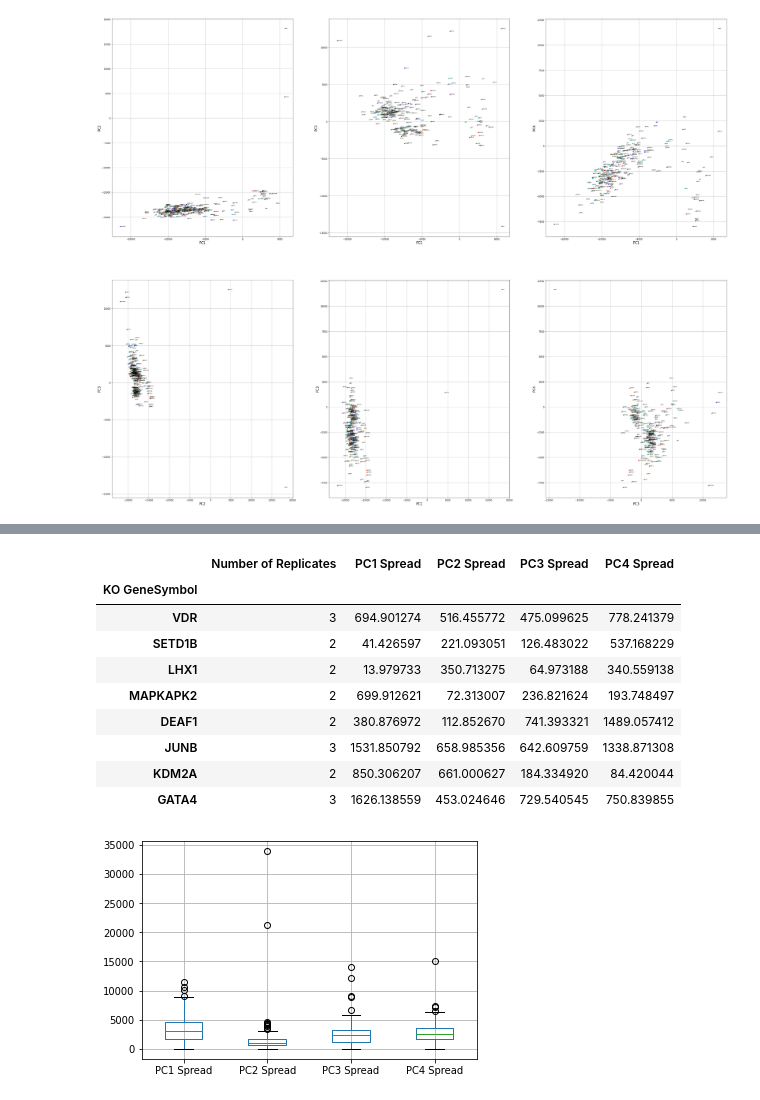
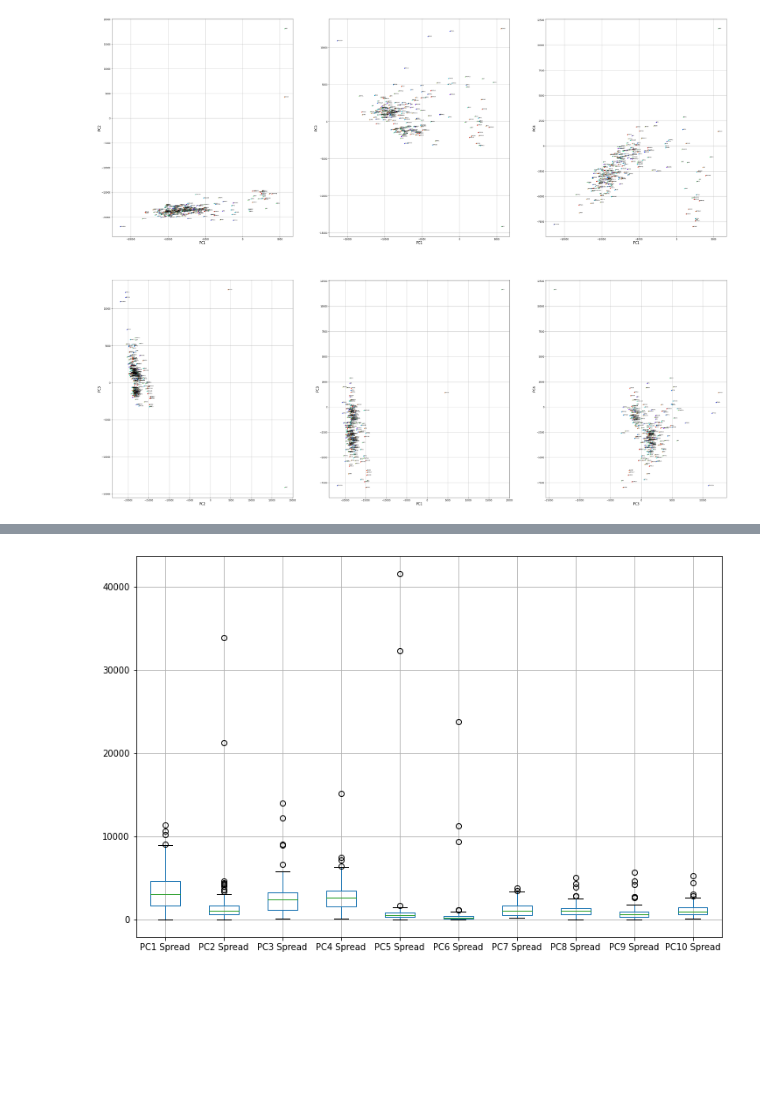
Before and after one commit to meyer-lab/DE-learning, a Jupyter notebook: de/scratchwork.ipynb, the cells around one changed output, grey strips where cells are left out. Saved outputs shown, nothing was run; the diff lists cells and outputs as text; code cells hidden in the pictures; blank space fills up the shorter version.

```diff
--- a/de/scratchwork.ipynb
+++ b/de/scratchwork.ipynb
@@ -185,3 +179,19 @@ fig.subplots_adjust(top=0.975)
 #plt.savefig("PC2vPC1_all.png")
 # %% [output]
 [figure]
+# %%
+#-------------------------- Analyze spread of replicates' PC scores
+PC_KO_spreads = pd.DataFrame(KO_genes_unique, columns=["KO GeneSymbol"])
+PC_KO_spreads["Number of Replicates"] = 0
+PC_KO_spreads["PC1 Spread"] = 0
+PC_KO_spreads["PC2 Spread"] = 0
+PC_KO_spreads["PC3 Spread"] = 0
+PC_KO_spreads["PC4 Spread"] = 0
+PC_KO_spreads["PC5 Spread"] = 0
+PC_KO_spreads["PC6 Spread"] = 0
+PC_KO_spreads["PC7 Spread"] = 0
+PC_KO_spreads["PC8 Spread"] = 0
+PC_KO_spreads["PC9 Spread"] = 0
+PC_KO_spreads["PC10 Spread"] = 0
+PC_KO_spreads = PC_KO_spreads.set_index("KO GeneSymbol")
+df
@@ -188,21 +212,20 @@ fig.subplots_adjust(top=0.975)
+# %%
+df = df.set_index("KO Gene")
+for i in range(1, 11):
+    for gene in KO_genes_unique:
+        PC_KO_spreads.loc[gene, "PC"+str(i)+" Spread"] = df.loc[gene, (i-1)].max()-df.loc[gene, (i-1)].min()
+        PC_KO_spreads.loc[gene, "Number of Replicates"] = df.loc[[gene]].shape[0]
+
+# Remove all single replicate knockout genes and WT
+mask = (PC_KO_spreads["Number of Replicates"] > 1)  & (PC_KO_spreads["Number of Replicates"] < 10)
+PC_KO_spreads = PC_KO_spreads[mask]
+# Display boxplots of PC spread
+boxplot = PC_KO_spreads.boxplot(column=["PC1 Spread", "PC2 Spread", "PC3 Spread", "PC4 Spread",
+                                       "PC5 Spread", "PC6 Spread", "PC7 Spread", "PC8 Spread",
+                                       "PC9 Spread", "PC10 Spread"], figsize=(12, 8))
+# %% [output]
+[figure, added]
 # %%
-#-------------------------- Analyze spread of replicates' PC scores
-PC_KO_spreads = pd.DataFrame(KO_genes_unique, columns=["KO GeneSymbol"])
-PC_KO_spreads["Number of Replicates"] = 0
-PC_KO_spreads.assign(**{"PC1 Spread":np.nan, "PC2 Spread":np.nan,
-                     "PC3 Spread":np.nan, "PC4 Spread":np.nan})
-PC_KO_spreads = PC_KO_spreads.set_index("KO GeneSymbol")
-for i in range(1, 5):
-    for gene in KO_genes_unique:
-        PC_KO_spreads.loc[gene, "PC"+str(i)+" Spread"] = df.loc[gene, (i-1)].max()-df.loc[gene, (i-1)].min()
-        PC_KO_spreads.loc[gene, "Number of Replicates"] = df.loc[[gene]].shape[0]
-
-# Remove all single replicate knockout genes and WT
-mask = (PC_KO_spreads["Number of Replicates"] > 1) & (PC_KO_spreads["Number of Replicates"] < 10)
-PC_KO_spreads = PC_KO_spreads[mask]
-# Display boxplots of PC spread
-boxplot = PC_KO_spreads.boxplot(column=["PC1 Spread", "PC2 Spread", "PC3 Spread", "PC4 Spread"])
-
 # Calculate 75th percentile for each PC
 Q3_1 = PC_KO_spreads["PC1 Spread"].quantile(0.75)
 Q3_2 = PC_KO_spreads["PC2 Spread"].quantile(0.75)
@@ -233,17 +256,10 @@ Q1_4 = PC_KO_spreads["PC4 Spread"].quantile(0.25)
 PC_KO_spreads.loc[(PC_KO_spreads["PC1 Spread"] < Q1_1) & (PC_KO_spreads["PC2 Spread"] < Q1_2)
                   & (PC_KO_spreads["PC3 Spread"] < Q1_3) & (PC_KO_spreads["PC4 Spread"] < Q1_4)]
         # Genes: VDR, SETD1B, LHX1, MAPKAPK2, DEAF1, JUNB, KDM2A, GATA4
+
+# Sum spread over all PCs and sort
+PC_KO_spreads["Spread Sum"] = PC_KO_spreads.sum(axis=1) - PC_KO_spreads["Number of Replicates"]
+PC_KO_spreads = PC_KO_spreads.sort_values(by=["Spread Sum"], ascending=False)
+PC_KO_spreads
-# %% [output]
-|  | Number of Replicates | PC1 Spread | PC2 Spread | PC3 Spread | PC4 Spread |
-| KO GeneSymbol |  |  |  |  |  |
-| VDR | 3 | 694.901274 | 516.455772 | 475.099625 | 778.241379 |
-| SETD1B | 2 | 41.426597 | 221.093051 | 126.483022 | 537.168229 |
-| LHX1 | 2 | 13.979733 | 350.713275 | 64.973188 | 340.559138 |
-| MAPKAPK2 | 2 | 699.912621 | 72.313007 | 236.821624 | 193.748497 |
-| DEAF1 | 2 | 380.876972 | 112.852670 | 741.393321 | 1489.057412 |
-| JUNB | 3 | 1531.850792 | 658.985356 | 642.609759 | 1338.871308 |
-| KDM2A | 2 | 850.306207 | 661.000627 | 184.334920 | 84.420044 |
-| GATA4 | 3 | 1626.138559 | 453.024646 | 729.540545 | 750.839855 |
-[figure, removed]
 # %%
 #-------------------------- PCA with replicates averaged together
```
Also changed, not shown: parts of 15 cells of this notebook, 22 other files.
